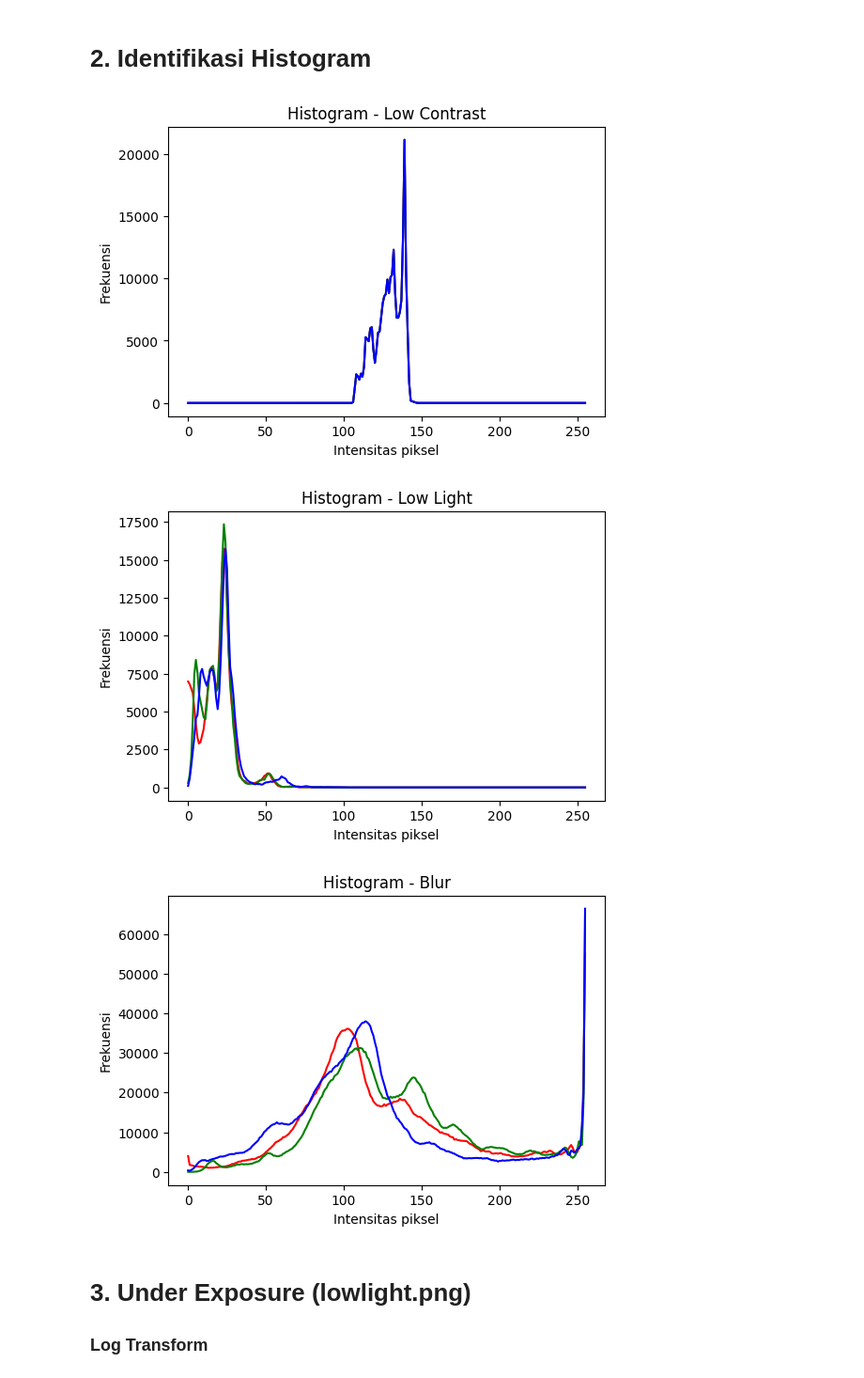
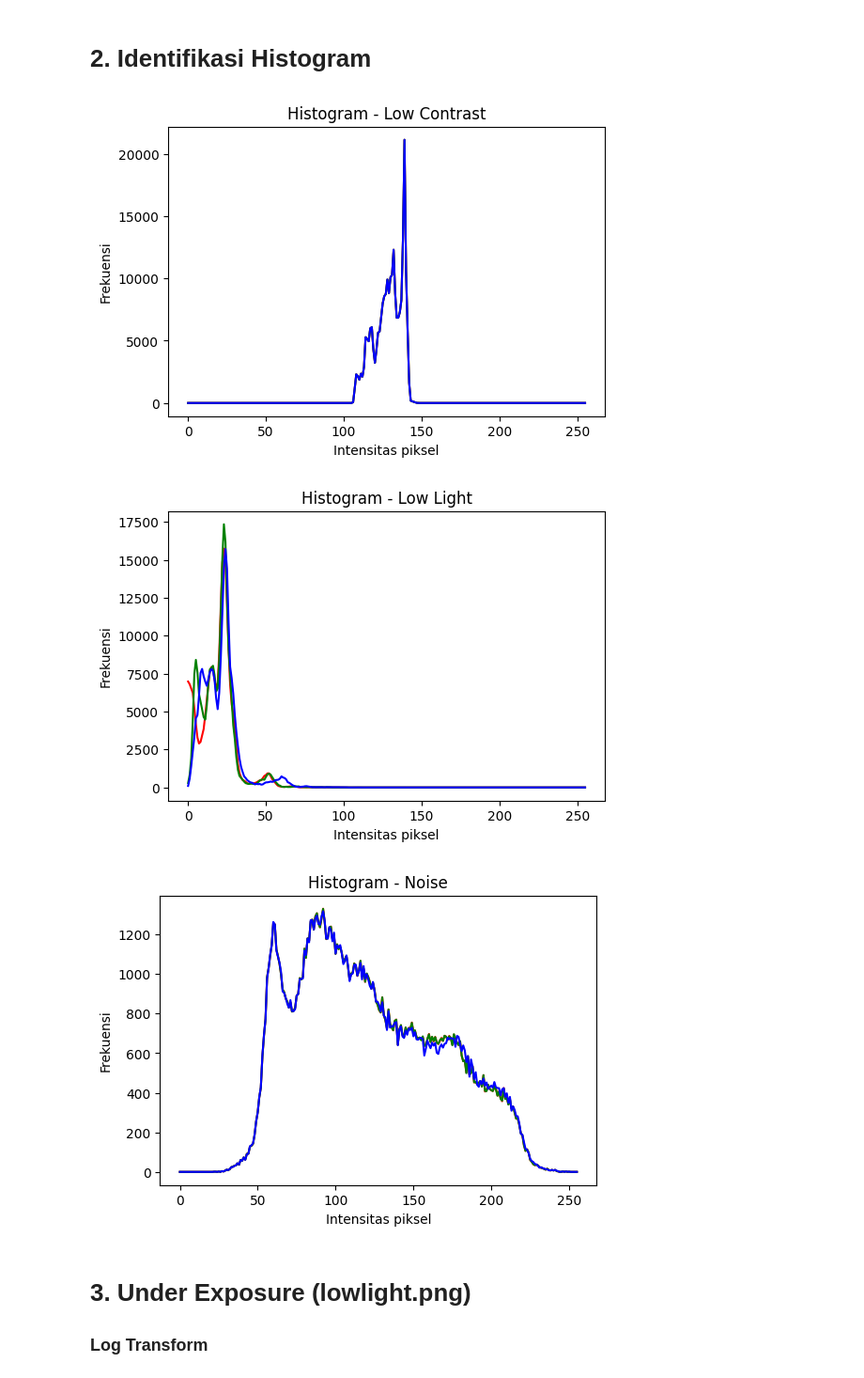
Before and after one commit to daniafzc/tugas2pcd, a Jupyter notebook: PCD_Assignment02.ipynb, the cells around one changed output. Shown at 94% size. Cells and saved outputs as stored; diff of their text form; code cells hidden in the pictures.

```diff
--- a/PCD_Assignment02.ipynb
+++ b/PCD_Assignment02.ipynb
@@ -12,7 +12,7 @@ Dipilih 3 gambar yang mewakilkan permasalahan pada citra, yaitu blur, low contra
 os.makedirs('images', exist_ok=True)
 # %%
 folder = 'images'
-filenames = ['lowcontrast2.jpg', 'lowlight.png', 'blur.jpg']
+filenames = ['lowcontrast2.jpg', 'lowlight.png', 'noise.jpg']
 
 images = {}
 for fname in filenames:
@@ -36,22 +36,22 @@ plt.show()
 # %%
 def plot_histogram(img_rgb, title):
     colors = ('r', 'g', 'b')
     plt.figure(figsize=(6, 4))
     for i, col in enumerate(colors):
         hist = cv2.calcHist([img_rgb], [i], None, [256], [0, 256])
         plt.plot(hist, color=col)
     plt.title(title)
     plt.xlabel('Intensitas piksel')
     plt.ylabel('Frekuensi')
     plt.show()
 
 plot_histogram(images['lowcontrast2.jpg'], 'Histogram - Low Contrast')
 plot_histogram(images['lowlight.png'], 'Histogram - Low Light')
-plot_histogram(images['blur.jpg'], 'Histogram - Blur')
+plot_histogram(images['noise.jpg'], 'Histogram - Noise')
 # %% [output]
 [figure]
 [figure]
-[figure, old version]
+[figure, new version]
 # %% [markdown]
 # 3. Under Exposure (lowlight.png)
 ### Log Transform
```
Also changed, not shown: parts of 6 cells of this notebook.
